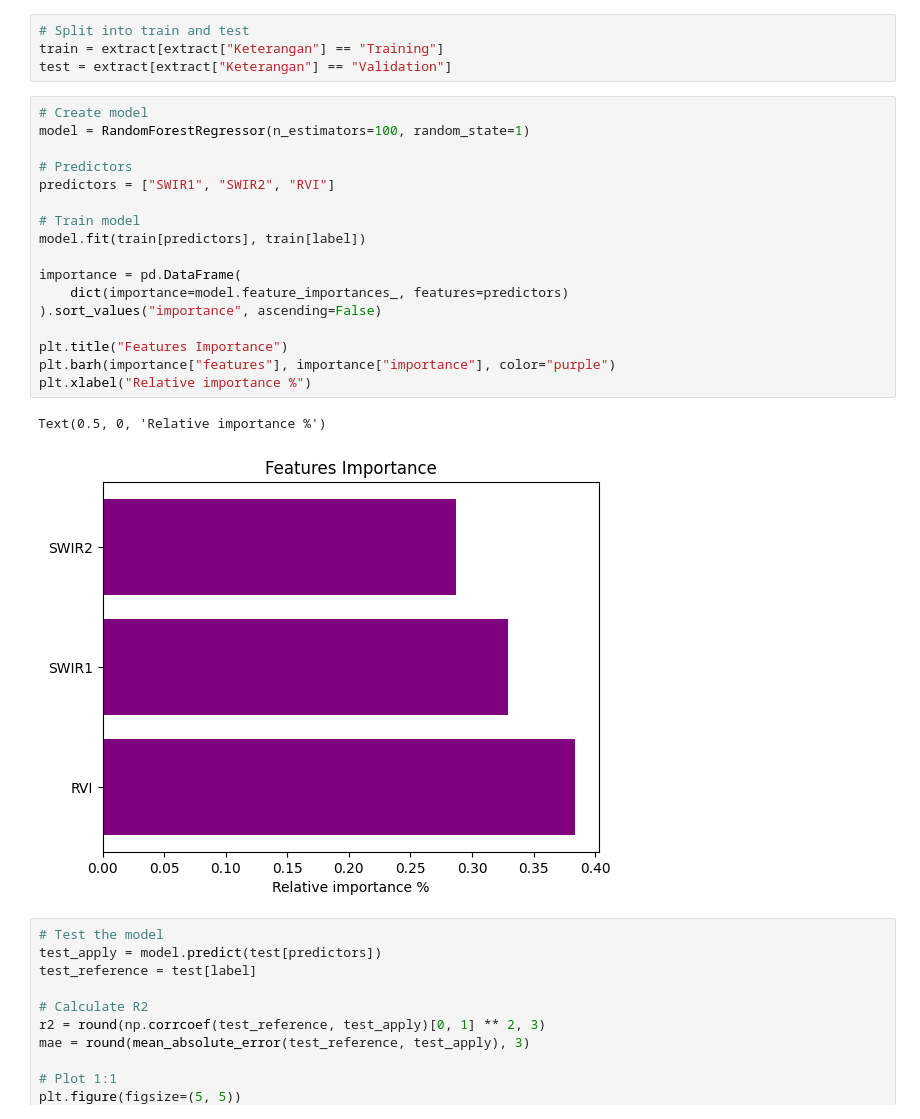
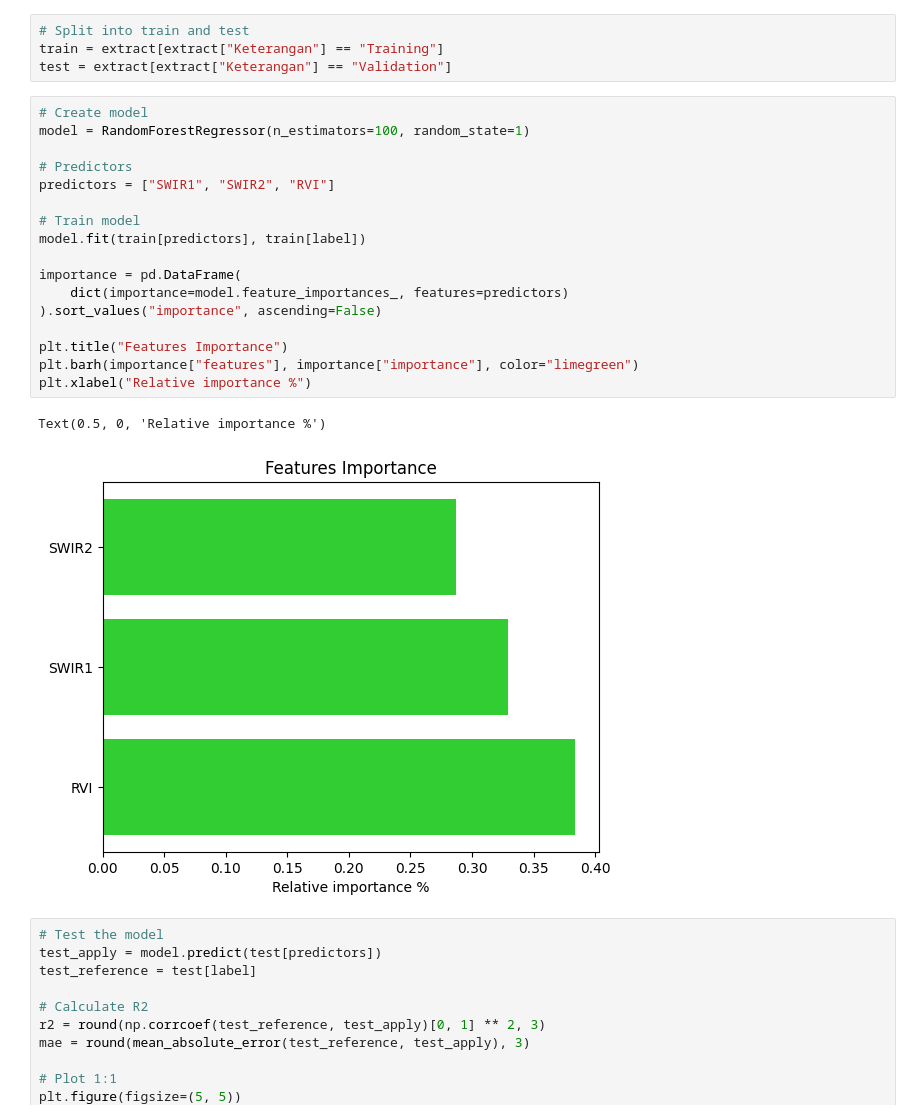
Before and after one commit to ramiqcom/mangrove-sofifi, a Jupyter notebook: notebook/2.modelling.ipynb, the cells around one changed output. Cells and saved outputs as stored; diff of their text form.

Commit message:
green chart

```diff
--- a/notebook/2.modelling.ipynb
+++ b/notebook/2.modelling.ipynb
@@ -338,23 +338,23 @@ test = extract[extract["Keterangan"] == "Validation"]
 # %%
 # Create model
 model = RandomForestRegressor(n_estimators=100, random_state=1)
 
 # Predictors
 predictors = ["SWIR1", "SWIR2", "RVI"]
 
 # Train model
 model.fit(train[predictors], train[label])
 
 importance = pd.DataFrame(
     dict(importance=model.feature_importances_, features=predictors)
 ).sort_values("importance", ascending=False)
 
 plt.title("Features Importance")
-plt.barh(importance["features"], importance["importance"], color="purple")
+plt.barh(importance["features"], importance["importance"], color="limegreen")
 plt.xlabel("Relative importance %")
 # %% [output]
 Text(0.5, 0, 'Relative importance %')
-[figure, old version]
+[figure, new version]
 # %%
 # Test the model
 test_apply = model.predict(test[predictors])
```
